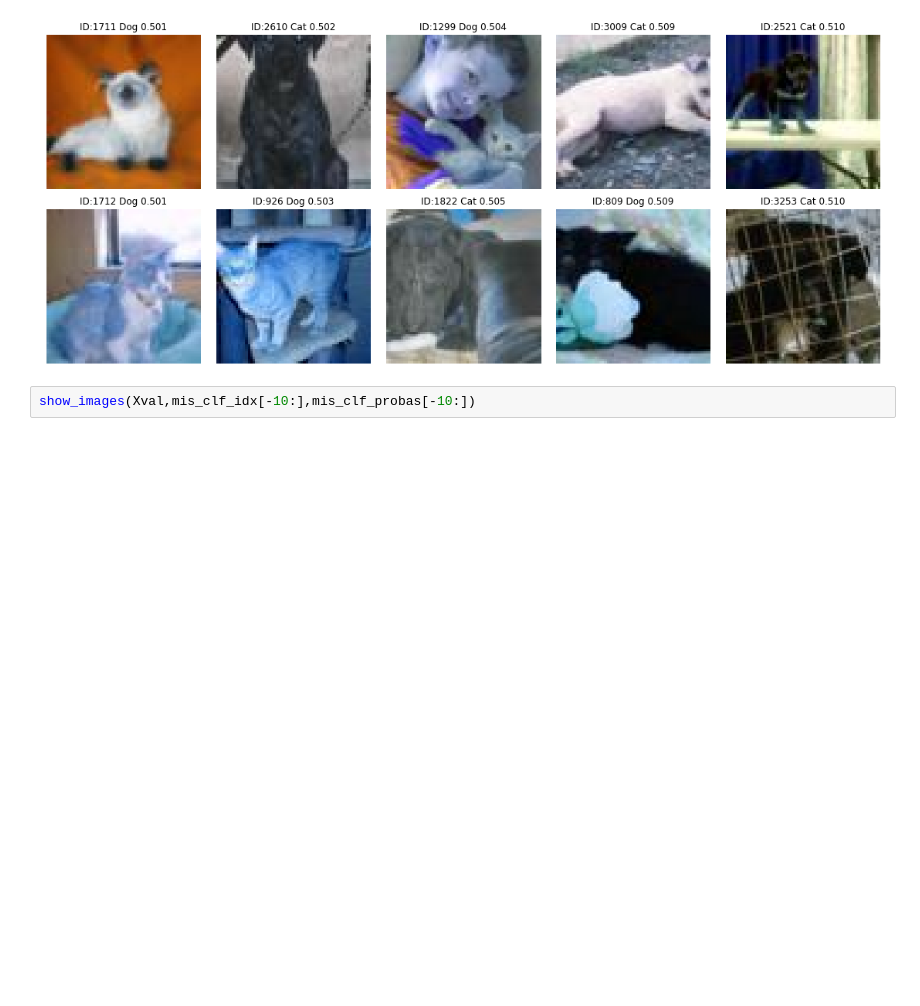
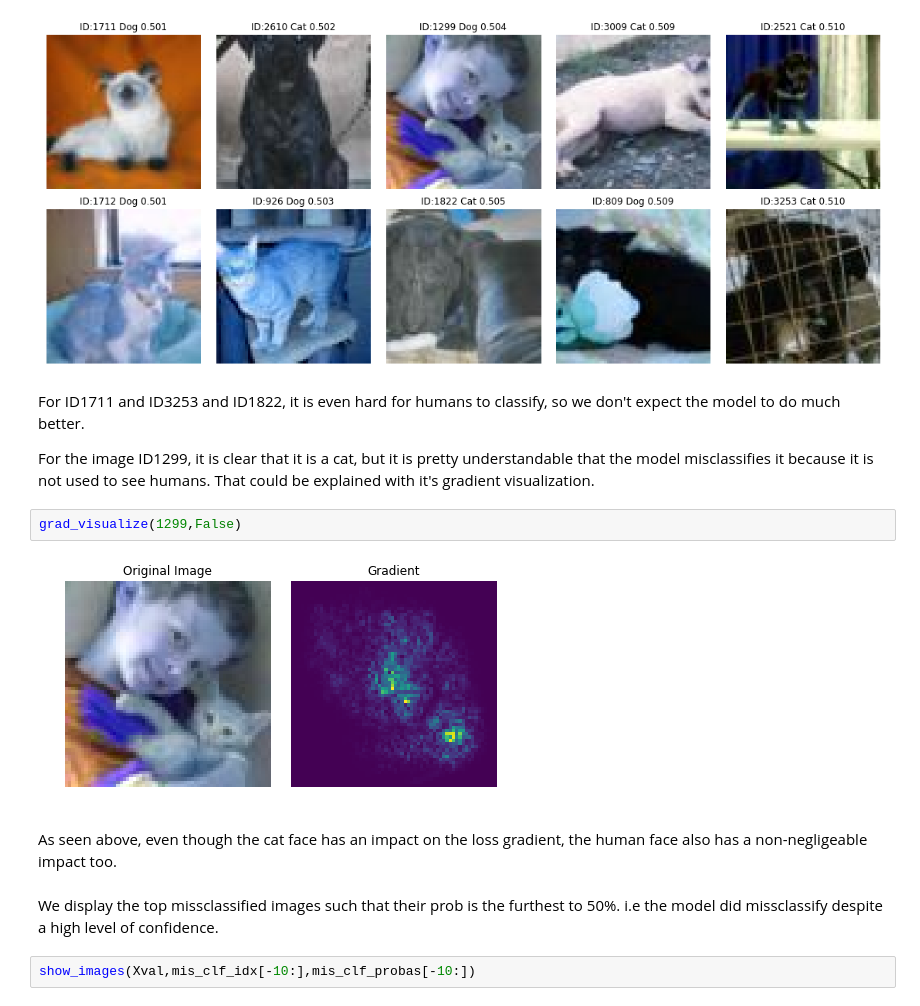
Before and after one commit to ai404/ift6135_assignment1, a Jupyter notebook: Problem3.ipynb, the cells around one changed output. Saved outputs shown, nothing was run; the diff lists cells and outputs as text; blank space fills up the shorter version.

```diff
--- a/Problem-3 Kaggle Model.ipynb
+++ b/Problem3.ipynb
@@ -785,6 +817,18 @@ def show_images(data,indexes,probas):
 show_images(Xval,mis_clf_idx[:10],mis_clf_probas[:10])
 # %% [output]
 [figure]
+# %% [markdown]
+For ID1711 and ID3253 and ID1822, it is even hard for humans to classify, so we don't expect the model to do much better.
+
+For the image ID1299, it is clear that it is a cat, but it is pretty understandable that the model misclassifies it because it is not used to see humans. That could be explained with it's gradient visualization.
+# %%
+grad_visualize(1299,False)
+# %% [output]
+[figure, added]
+# %% [markdown]
+As seen above, even though the cat face has an impact on the loss gradient, the human face also has a non-negligeable impact too.
+# %% [markdown]
+We display the top missclassified images such that their prob is the furthest to 50%. i.e the model did missclassify despite a high level of confidence.
 # %%
 show_images(Xval,mis_clf_idx[-10:],mis_clf_probas[-10:])
 # %% [output]
```
Also changed, not shown: parts of 36 cells of this notebook, 2 other files.
